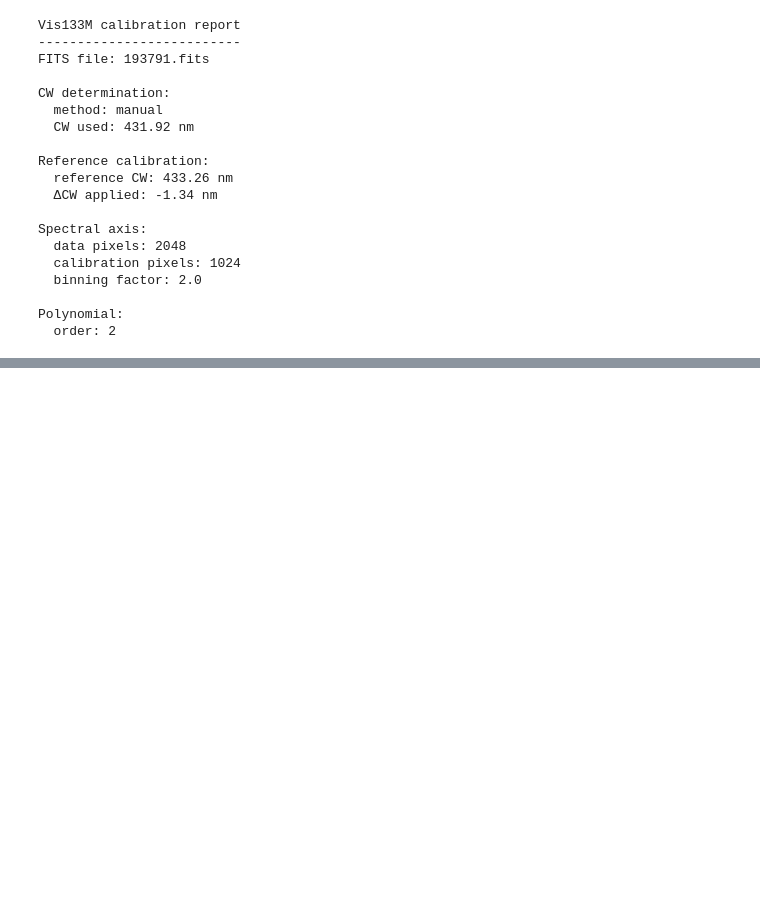
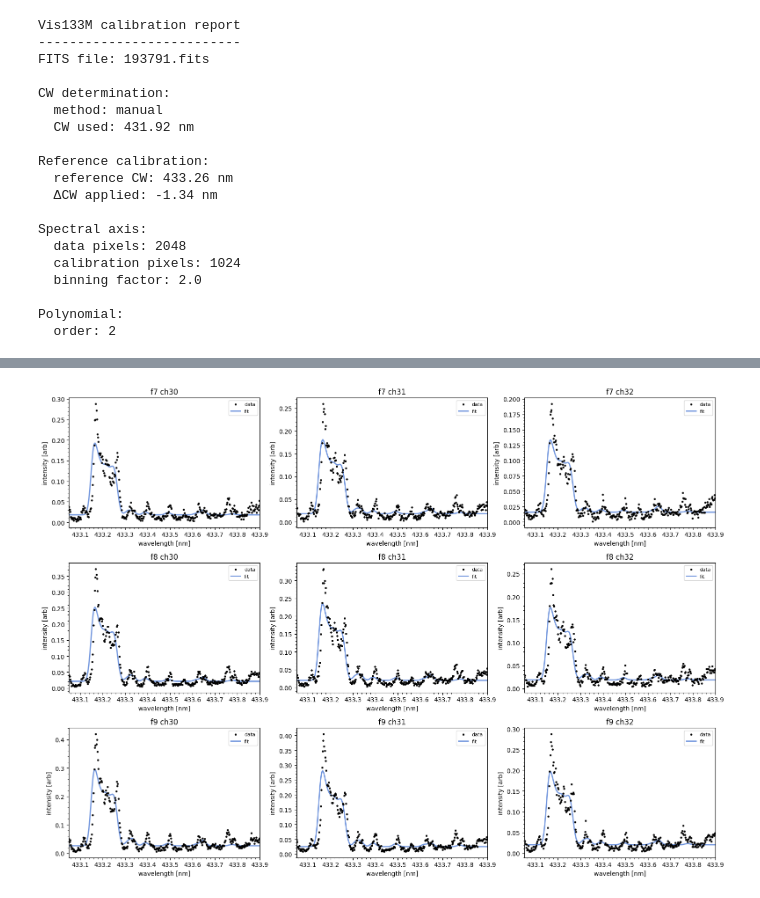
Before and after one commit to queezz/bh-molecule, a Jupyter notebook: examples/08_load_newdata.ipynb, the cells around one changed output, grey strips where cells are left out. Cells and saved outputs as stored; diff of their text form; code cells hidden in the pictures; blank space fills up the shorter version.

```diff
--- a/examples/08_load_newdata.ipynb
+++ b/examples/08_load_newdata.ipynb
@@ -30,0 +68,6 @@ fig.show()
+# %%
+resb,curves = fitr.batch((7,8,9), (30,31,32),return_curves=True)
+# %%
+_ = fitr.plot_grid(curves)
+# %% [output]
+[figure, added]
```
Also changed, not shown: parts of 5 cells of this notebook.
